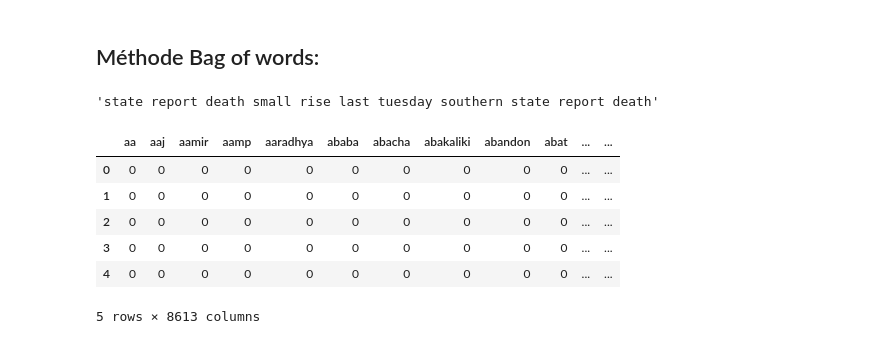
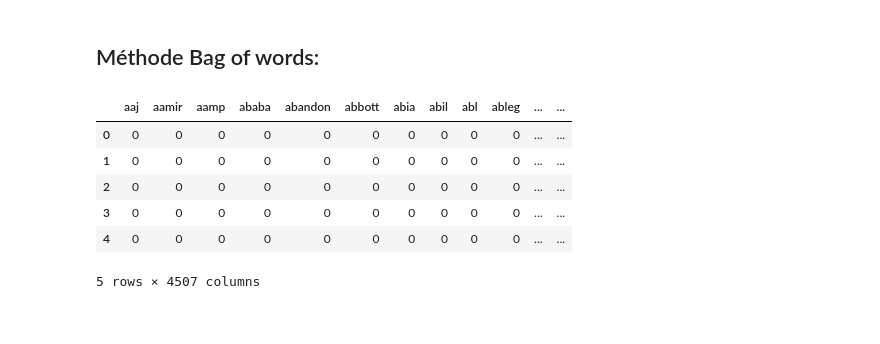
Before and after one commit to botaina-sahlaoui/Covid-fakenews, a Jupyter notebook: AI-project.ipynb, the cells around one changed output. Saved outputs shown, nothing was run; the diff lists cells and outputs as text; code cells hidden in the pictures.

```diff
--- a/AI-project.ipynb
+++ b/AI-project.ipynb
@@ -173,6 +185,13 @@ def clean_stopword(text):
         if word not in STOPWORDS:
              s+=word+" "
     return s
+# %%
+def clean_shortwords(text):
+    s=""
+    for word in str(text).split():
+        if len(word) > 1:
+            s+=word+" "
+    return s
 # %%
 dataset['tweet'] = dataset['tweet'].apply(lambda text: deEmojify(text))
 dataset['tweet'] = dataset['tweet'].apply(lambda text: clean_hash(text))
@@ -182,5 +201,6 @@ dataset['tweet'] = dataset['tweet'].str.lower()
 dataset['tweet'] = dataset['tweet'].apply(lambda text: clean_stopword(text))
 dataset['tweet'] = dataset['tweet'].apply(lambda text: clean_punctuation(text))
 dataset['tweet'] = dataset['tweet'].apply(lambda text: clean_numbers(text))
+dataset['tweet'] = dataset['tweet'].apply(lambda text: clean_shortwords(text))
 dataset
 # %% [output]
@@ -269,3 +289,6 @@ dataset['tweet_tokenized'].head()
 4    [popul, state, gener, larg, case, count, look,...
 5    [covid, act, found, on, averag, person, illino...
 Name: tweet_tokenized, dtype: object
+# %%
+
+dataset['tweet']= [' '.join(map(str, l)) for l in dataset['tweet_tokenized']]
@@ -275,22 +335,19 @@ Name: tweet_tokenized, dtype: object
 from sklearn.feature_extraction.text import CountVectorizer
 target=pd.DataFrame()
 target['tweet'] = dataset['tweet_tokenized'].apply(lambda x: " ".join(x))
-target.tweet[1]
-# %% [output]
-'state report death small rise last tuesday southern state report death'
 # %%
-coun_vect = CountVectorizer(max_features=13)
+coun_vect = CountVectorizer(min_df=2)
 # %%
 count_matrix = coun_vect.fit_transform(target.tweet)
 count_array = count_matrix.toarray()
-df = pd.DataFrame(data=count_array,columns = coun_vect.get_feature_names())
-df.to_csv("matrice.",index=True,header=True)
-df.head()
+matrice = pd.DataFrame(data=count_array,columns = coun_vect.get_feature_names())
+matrice.to_csv("matrice.csv",index=True,header=True)
+matrice.head()
 # %% [output]
-|  | aa | aaj | aamir | aamp | aaradhya | ababa | abacha | abakaliki | abandon | abat | ... | ... |
+|  | aaj | aamir | aamp | ababa | abandon | abbott | abia | abil | abl | ableg | ... | ... |
 | 0 | 0 | 0 | 0 | 0 | 0 | 0 | 0 | 0 | 0 | 0 | ... | ... |
 | 1 | 0 | 0 | 0 | 0 | 0 | 0 | 0 | 0 | 0 | 0 | ... | ... |
 | 2 | 0 | 0 | 0 | 0 | 0 | 0 | 0 | 0 | 0 | 0 | ... | ... |
 | 3 | 0 | 0 | 0 | 0 | 0 | 0 | 0 | 0 | 0 | 0 | ... | ... |
 | 4 | 0 | 0 | 0 | 0 | 0 | 0 | 0 | 0 | 0 | 0 | ... | ... |
-5 rows × 8613 columns
+5 rows × 4507 columns
```
Also changed, not shown: parts of 45 cells of this notebook.
